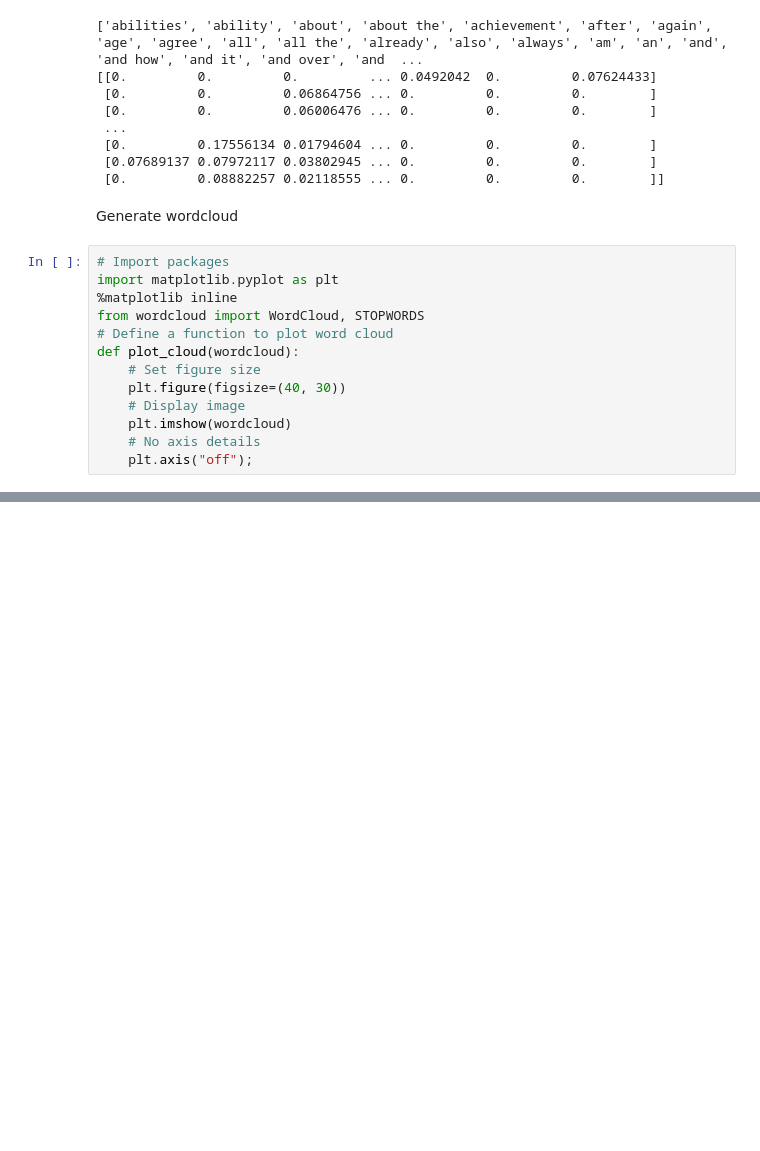
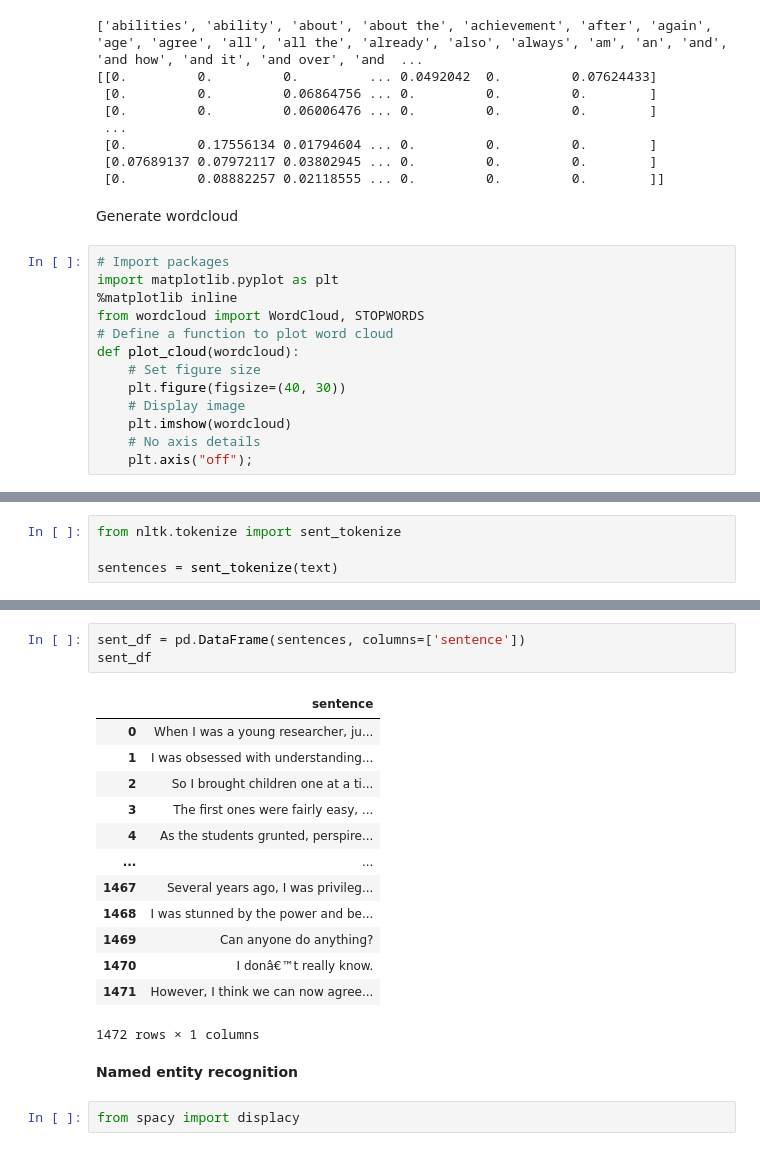
Before and after one commit to AdityaPatidaroo7/Aditya-, a Jupyter notebook: Text_summarizaton_project.ipynb, the cells around one changed output, grey strips where cells are left out. Cells and saved outputs as stored; diff of their text form; blank space fills up the shorter version.

```diff
--- a/Text_summarizaton_project.ipynb
+++ b/Text_summarizaton_project.ipynb
@@ -202,0 +211,4 @@ plot_cloud(wordcloud)
+# %%
+from nltk.tokenize import sent_tokenize
+
+sentences = sent_tokenize(text)
@@ -202,0 +235,21 @@ plot_cloud(wordcloud)
+# %%
+sent_df = pd.DataFrame(sentences, columns=['sentence'])
+sent_df
+# %% [output]
+|  | sentence |
+| 0 | When I was a young researcher, ju... |
+| 1 | I was obsessed with understanding... |
+| 2 | So I brought children one at a ti... |
+| 3 | The first ones were fairly easy, ... |
+| 4 | As the students grunted, perspire... |
+| ... | ... |
+| 1467 | Several years ago, I was privileg... |
+| 1468 | I was stunned by the power and be... |
+| 1469 | Can anyone do anything? |
+| 1470 | I donâ€™t really know. |
+| 1471 | However, I think we can now agree... |
+1472 rows × 1 columns
+# %% [markdown]
+**Named entity recognition**
+# %%
+from spacy import displacy
```
Also changed, not shown: parts of 33 cells of this notebook.
